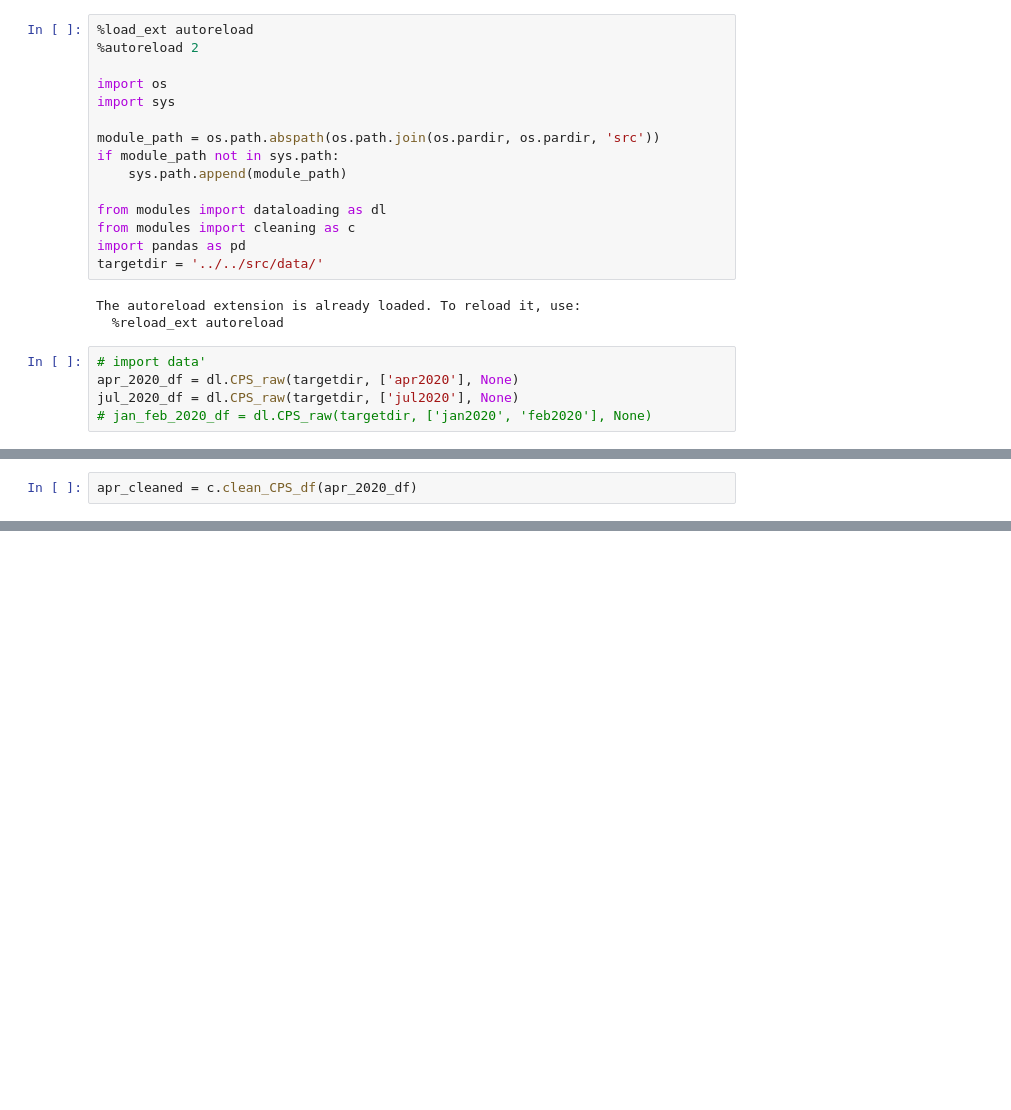
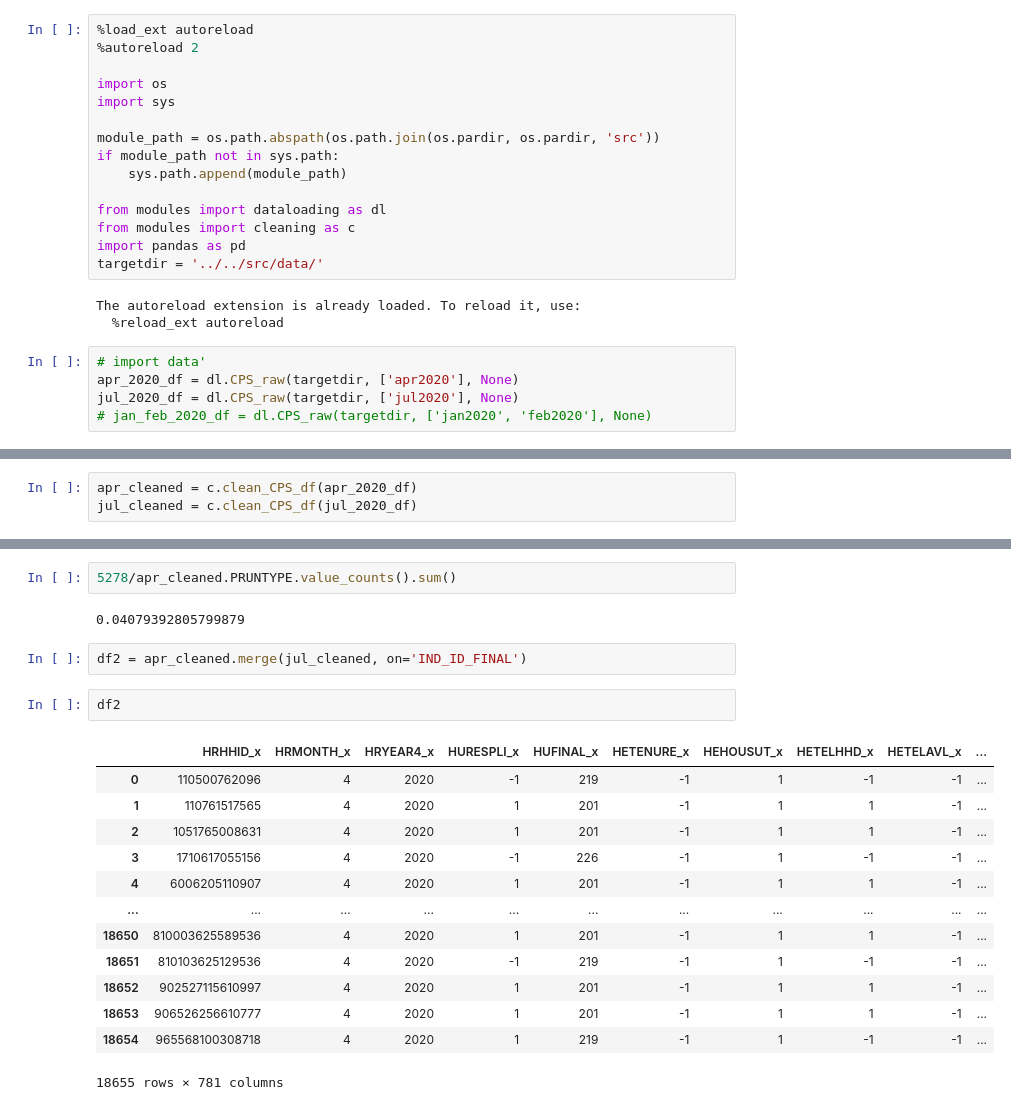
Before and after one commit to danvalen1/Corona-Employment, a Jupyter notebook: notebooks/tjh/EDA.ipynb, the cells around one changed output, grey strips where cells are left out. Cells and saved outputs as stored; diff of their text form; blank space fills up the shorter version.

```diff
--- a/notebooks/tjh/EDA.ipynb
+++ b/notebooks/tjh/EDA.ipynb
@@ -58,2 +133,3 @@ to_keep = [
 # %%
 apr_cleaned = c.clean_CPS_df(apr_2020_df)
+jul_cleaned = c.clean_CPS_df(jul_2020_df)
@@ -79,0 +192,22 @@ apr_cleaned.columns.to_list()
+# %%
+5278/apr_cleaned.PRUNTYPE.value_counts().sum()
+# %% [output]
+0.04079392805799879
+# %%
+df2 = apr_cleaned.merge(jul_cleaned, on='IND_ID_FINAL')
+# %%
+df2
+# %% [output]
+|  | HRHHID_x | HRMONTH_x | HRYEAR4_x | HURESPLI_x | HUFINAL_x | HETENURE_x | HEHOUSUT_x | HETELHHD_x | HETELAVL_x | ... |
+| 0 | 110500762096 | 4 | 2020 | -1 | 219 | -1 | 1 | -1 | -1 | ... |
+| 1 | 110761517565 | 4 | 2020 | 1 | 201 | -1 | 1 | 1 | -1 | ... |
+| 2 | 1051765008631 | 4 | 2020 | 1 | 201 | -1 | 1 | 1 | -1 | ... |
+| 3 | 1710617055156 | 4 | 2020 | -1 | 226 | -1 | 1 | -1 | -1 | ... |
+| 4 | 6006205110907 | 4 | 2020 | 1 | 201 | -1 | 1 | 1 | -1 | ... |
+| ... | ... | ... | ... | ... | ... | ... | ... | ... | ... | ... |
+| 18650 | 810003625589536 | 4 | 2020 | 1 | 201 | -1 | 1 | 1 | -1 | ... |
+| 18651 | 810103625129536 | 4 | 2020 | -1 | 219 | -1 | 1 | -1 | -1 | ... |
+| 18652 | 902527115610997 | 4 | 2020 | 1 | 201 | -1 | 1 | 1 | -1 | ... |
+| 18653 | 906526256610777 | 4 | 2020 | 1 | 201 | -1 | 1 | 1 | -1 | ... |
+| 18654 | 965568100308718 | 4 | 2020 | 1 | 219 | -1 | 1 | -1 | -1 | ... |
+18655 rows × 781 columns
```
Also changed, not shown: parts of 16 cells of this notebook.
